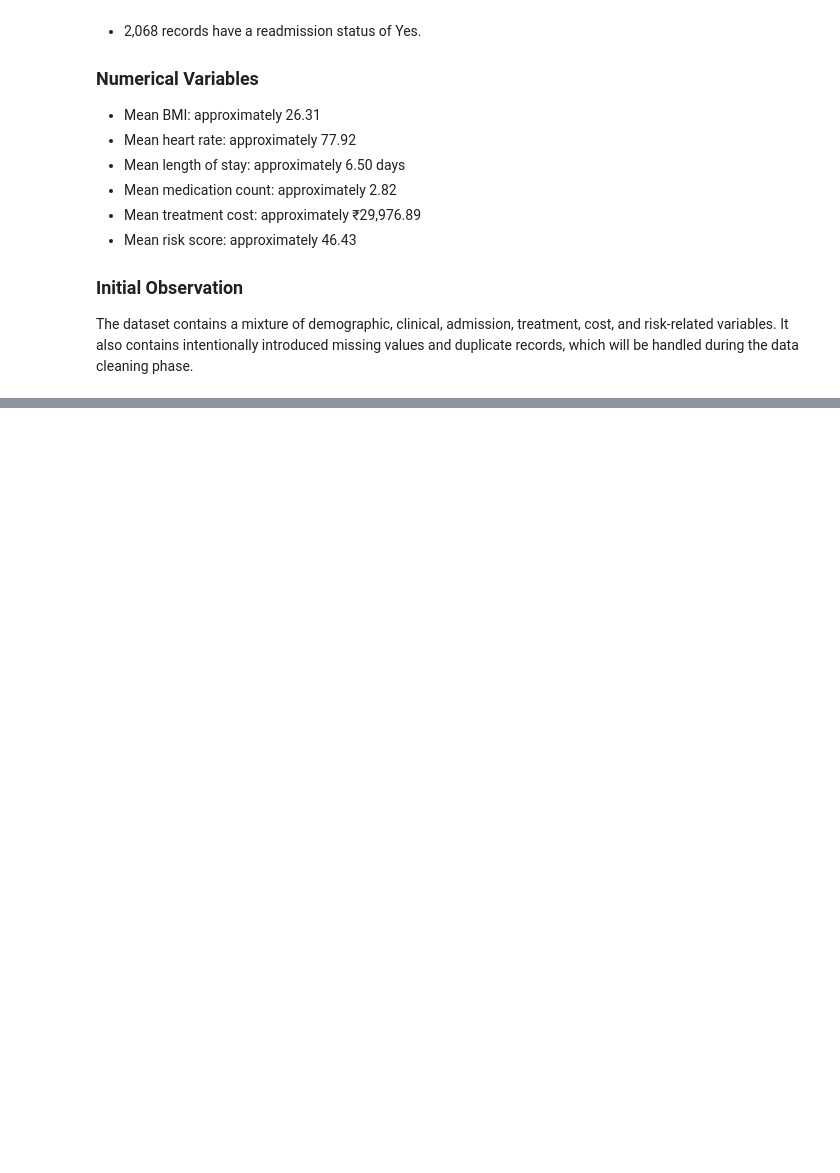
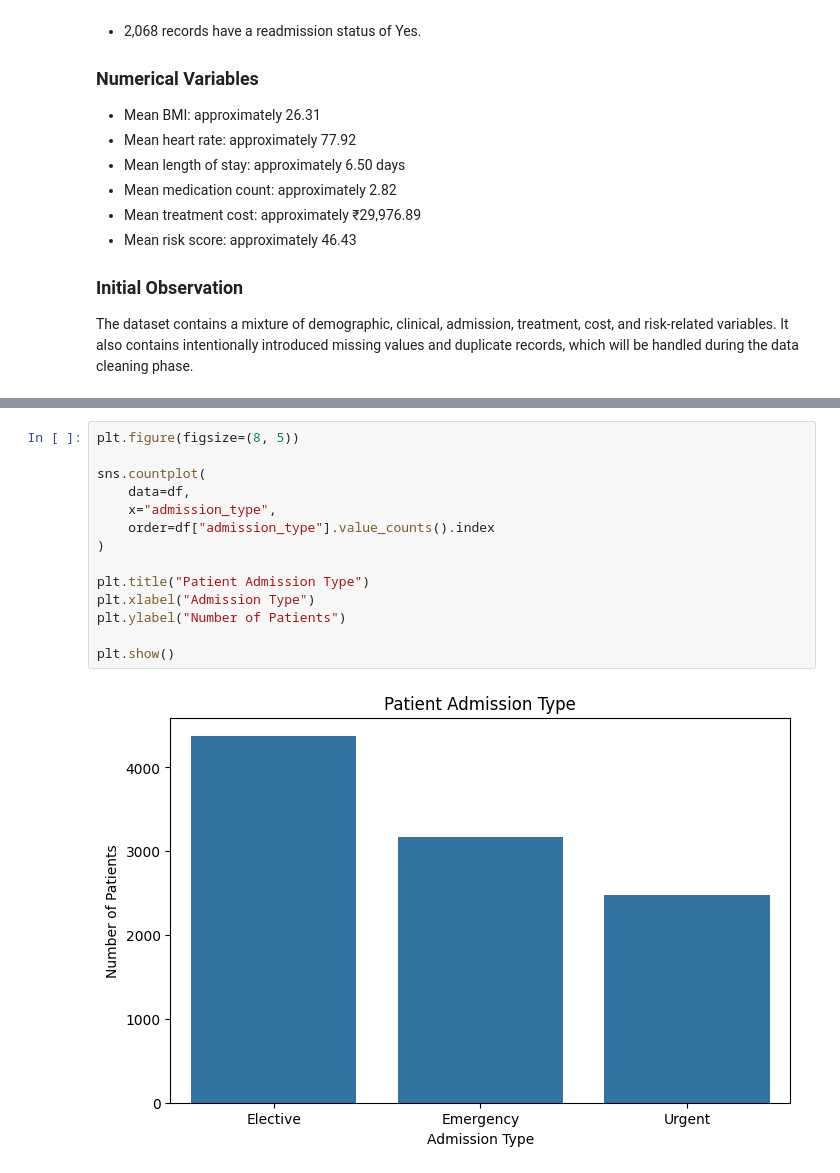
Before and after one commit to 1-aditya-singh/healthcare-patient-analytics, a Jupyter notebook: notebooks/01_data_understanding.ipynb, the cells around one changed output, grey strips where cells are left out. Drawn from its saved outputs; the diff is of its cells as text; blank space fills up the shorter version.

```diff
--- a/notebooks/01_data_understanding.ipynb
+++ b/notebooks/01_data_understanding.ipynb
@@ -283,0 +517,16 @@ records, which will be handled during the data cleaning phase.
+# %%
+plt.figure(figsize=(8, 5))
+
+sns.countplot(
+    data=df,
+    x="admission_type",
+    order=df["admission_type"].value_counts().index
+)
+
+plt.title("Patient Admission Type")
+plt.xlabel("Admission Type")
+plt.ylabel("Number of Patients")
+
+plt.show()
+# %% [output]
+[figure, added]
```
Also changed, not shown: parts of 25 cells of this notebook.
